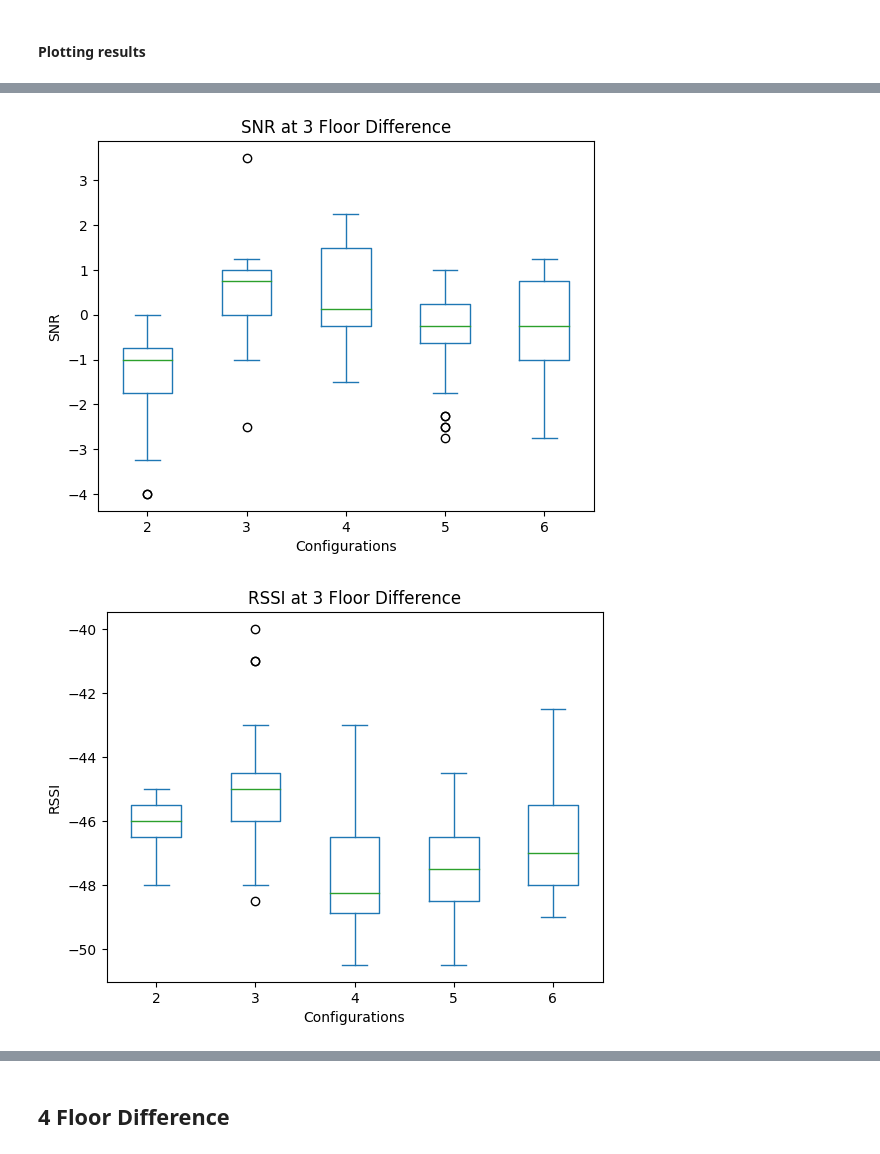
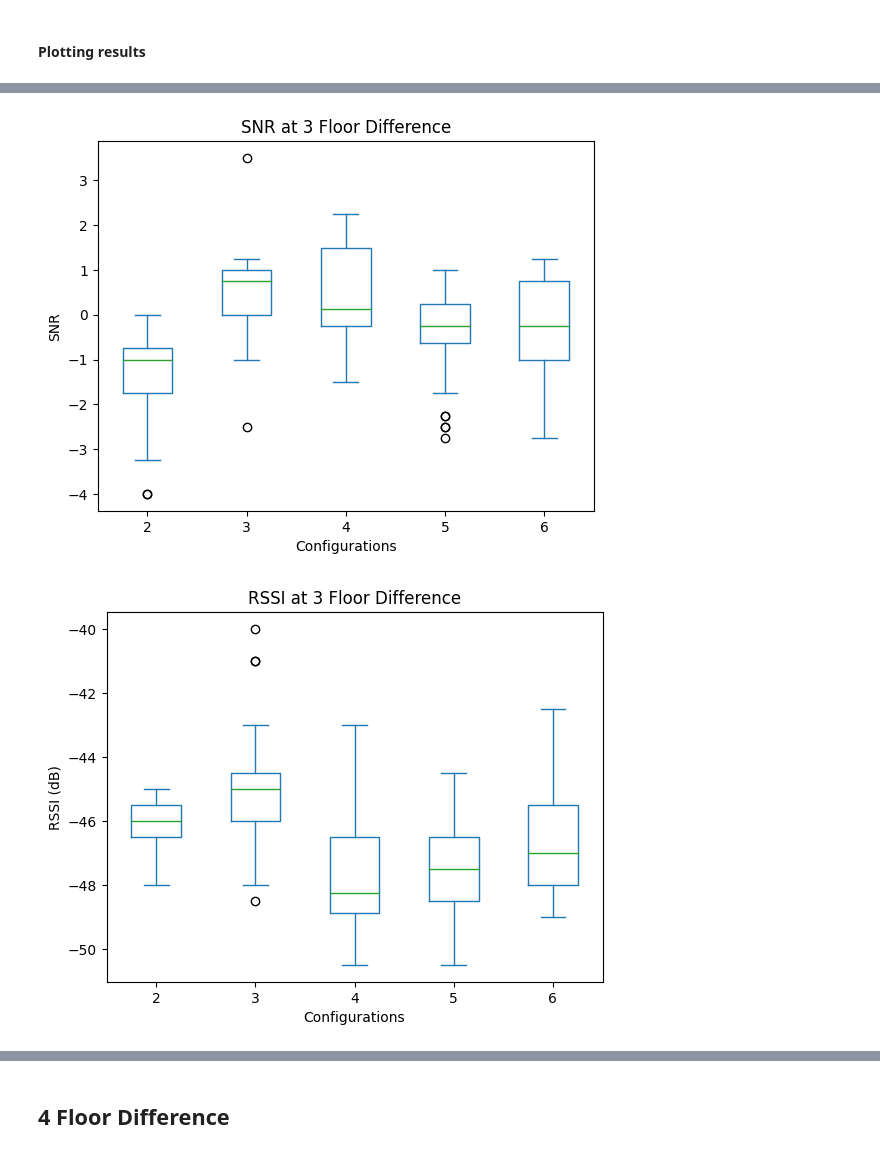
Before and after one commit to marrrk/LoRaDongle, a Jupyter notebook: testing/analyser.ipynb, the cells around one changed output, grey strips where cells are left out. Cells and saved outputs as stored; diff of their text form; code cells hidden in the pictures.

```diff
--- a/testing/analyser.ipynb
+++ b/testing/analyser.ipynb
@@ -1029,17 +1029,18 @@ snr_df_3floor = snr_df_3floor.drop('1', axis=1)
 #### Plotting results
 # %%
 snr_df_3floor.plot(kind="box", title="SNR at 3 Floor Difference",ylabel="SNR", xlabel="Configurations")
+print(snr_df_3floor)
 snr_3_mean = snr_df_3floor.mean()
 print("Average SNR For each config:")
 print(snr_3_mean)
 
-rssi_df_3floor.plot(kind="box", title="RSSI at 3 Floor Difference",ylabel="RSSI", xlabel="Configurations")
+rssi_df_3floor.plot(kind="box", title="RSSI at 3 Floor Difference",ylabel="RSSI (dB)", xlabel="Configurations")
 print("Average RSSI For each config:")
 rssi_3_mean = rssi_df_3floor.mean()
 print(rssi_3_mean)
 
 
-rssid_df_3floor.plot(kind="box", title="RSSI Despread at 3 Floor Difference",ylabel="RSSI Despread", xlabel="Configurations")
+rssid_df_3floor.plot(kind="box", title="RSSI Despread at 3 Floor Difference",ylabel="RSSI Despread (dB)", xlabel="Configurations")
 rssid_3_mean = rssid_df_3floor.mean()
 print("Average RSSI Despread For each config:")
 print(rssid_3_mean)
@@ -1060,6 +1061,6 @@ Average RSSI For each config:
 4   -48.683333
 5   -49.166667
 6   -48.827586
 dtype: float64
 [figure]
-[figure, old version]
+[figure, new version]
```
Also changed, not shown: parts of 23 cells of this notebook.
